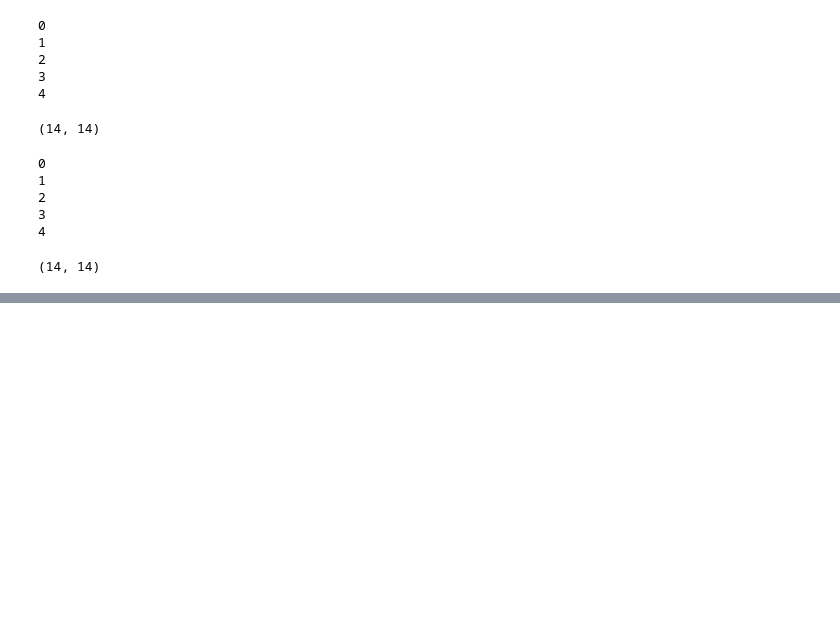
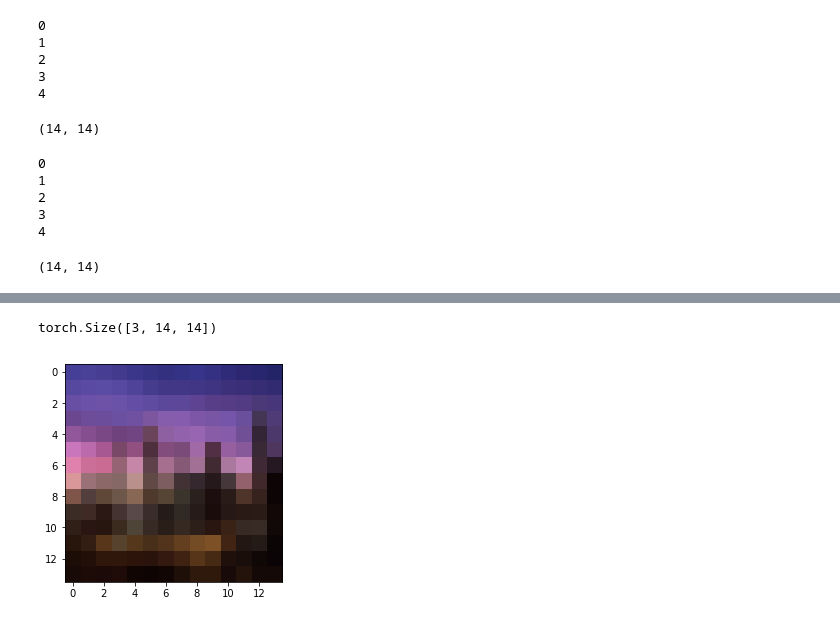
Before and after one commit to rassilon712/Neural_Color_Transfer, a Jupyter notebook: Neural_Color_Transfer.ipynb, the cells around one changed output, grey strips where cells are left out. Saved outputs shown, nothing was run; the diff lists cells and outputs as text; code cells hidden in the pictures; blank space fills up the shorter version.

Commit message:
Done with visualizing G

```diff
--- a/Neural_Color_Transfer.ipynb
+++ b/Neural_Color_Transfer.ipynb
@@ -490,0 +479,19 @@ imshow(Rs_RnpImg)
+# %%
+#(512 14 14)  imgR = 3 224 224    reR = 512 14 14
+def image_to_tensor(img, img_transforms = []):
+    normalize = transforms.Normalize(
+        mean=[0.485, 0.456, 0.406],
+        std=[0.229, 0.224, 0.225]
+    )
+    transform = transforms.Compose(img_transforms + [
+        transforms.ToTensor(),
+
+    ])
+    return transform(img)
+
+def resized_R(self, size):
+        return image_to_tensor(origR, [transforms.Resize(size)])
+
+Rs_R = resized_R(origR, reR.size()[1:3])
+
+print(Rs_R)
@@ -491,3 +516,11 @@ imshow(Rs_RnpImg)
+# %%
+Rs_R.shape
+# %% [output]
+torch.Size([3, 14, 14])
+# %%
+show(Rs_R)
+# %% [output]
+[figure, added]
 # %%
 G = bds_vote(snn.nnf.transpose(2,1,0), rnn.nnf.transpose(2,1,0), snn.nnd.transpose(1,0), rnn.nnd.transpose(1,0),Rs_R)
 print(G)
```
Also changed, not shown: parts of 10 cells of this notebook, 1 other file.
